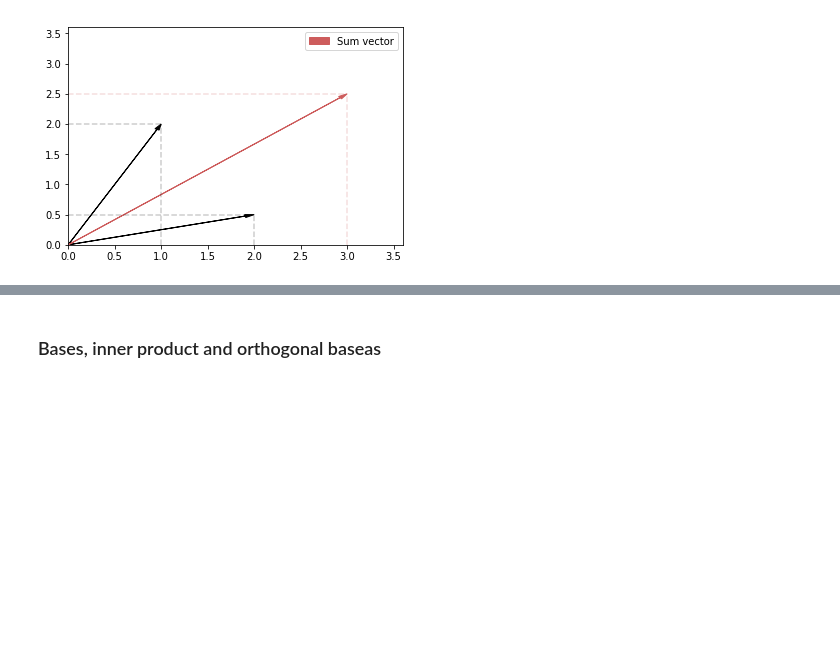
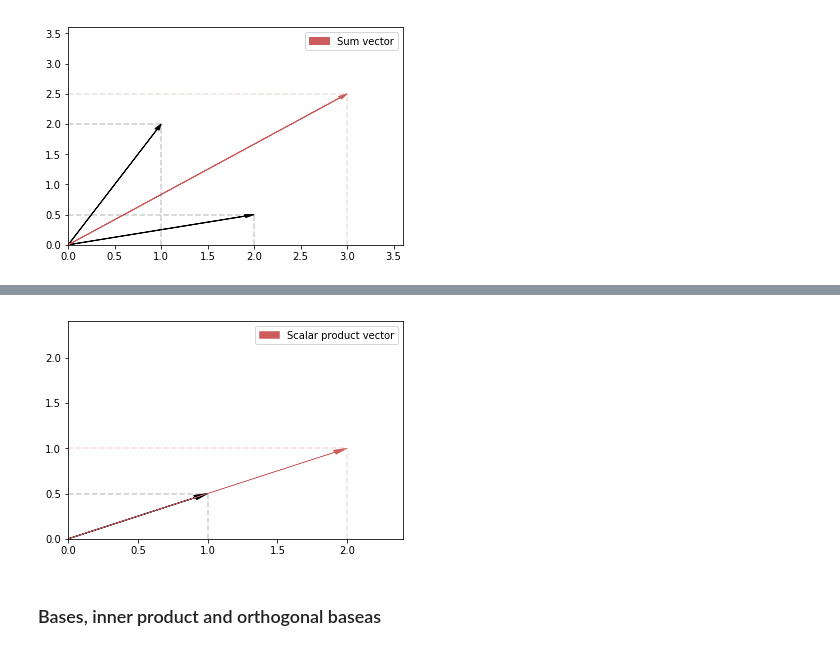
Before and after one commit to koulakis/interactive-math-for-data-science, a Jupyter notebook: linear_algebra.ipynb, the cells around one changed output, grey strips where cells are left out. Cells and saved outputs as stored; diff of their text form; code cells hidden in the pictures; blank space fills up the shorter version.

Commit message:
Scalar product.

```diff
--- a/linear_algebra.ipynb
+++ b/linear_algebra.ipynb
@@ -2,19 +2,31 @@
 # Linear algebra
 **Note:** Throughout the text we assume being in finite dimensional spaces over $\mathbb{R}$ equipped with the Euclidian inner product.
 # %%
-def plot_2D_vector(vector, with_coordinate_projections=True, color='black'):
+def plot_2D_vector(vector, with_coordinate_projections=True, color='black', lw=1):
     x, y = vector
 
-    arrow = plt.arrow(0, 0, *vector, head_width=0.05, head_length=0.1, color=color, length_includes_head=True)
+    arrow = plt.arrow(
+        0, 0,
+        *vector,
+        head_width=0.05,
+        head_length=0.1,
+        color=color,
+        length_includes_head=True,
+        lw=lw)
+
+    plt.ylim((
+        min(0, min(1.2 * min(vector), plt.ylim()[0])),
+        max(1.2 * max(vector), plt.ylim()[1])
+    ))
+    plt.xlim((
+        min(0, min(1.2 * min(vector), plt.xlim()[0])),
+        max(1.2 * max(vector), plt.xlim()[1])
+    ))
 
     if with_coordinate_projections:
         plt.hlines(y, 0, x, linestyles='--', alpha=0.2, color=color)
         plt.vlines(x, 0, y, linestyles='--', alpha=0.2, color=color)
 
-
-    plt.ylim((0, max(1.2 * max(vector), plt.ylim()[1])))
-    plt.xlim((0, max(1.2 * max(vector), plt.xlim()[1])))
-
     return arrow
 # %%
 import numpy as np
@@ -74,3 +87,17 @@ plt.show()
+# %%
+# Sum of two vectors
+vector = np.array([1, 0.5])
+a = 2
+
+scalar_product_vector = a * vector
+
+# Plot vectors
+plot_2D_vector(vector)
+sum_v_arr = plot_2D_vector(scalar_product_vector, color='indianred', lw=0.5)
+plt.legend((sum_v_arr,), ('Scalar product vector',))
+plt.show()
+# %% [output]
+[figure, added]
 # %% [markdown]
 ### Bases, inner product and orthogonal baseas
 # %% [markdown]
```
Also changed, not shown: parts of 3 cells of this notebook.
